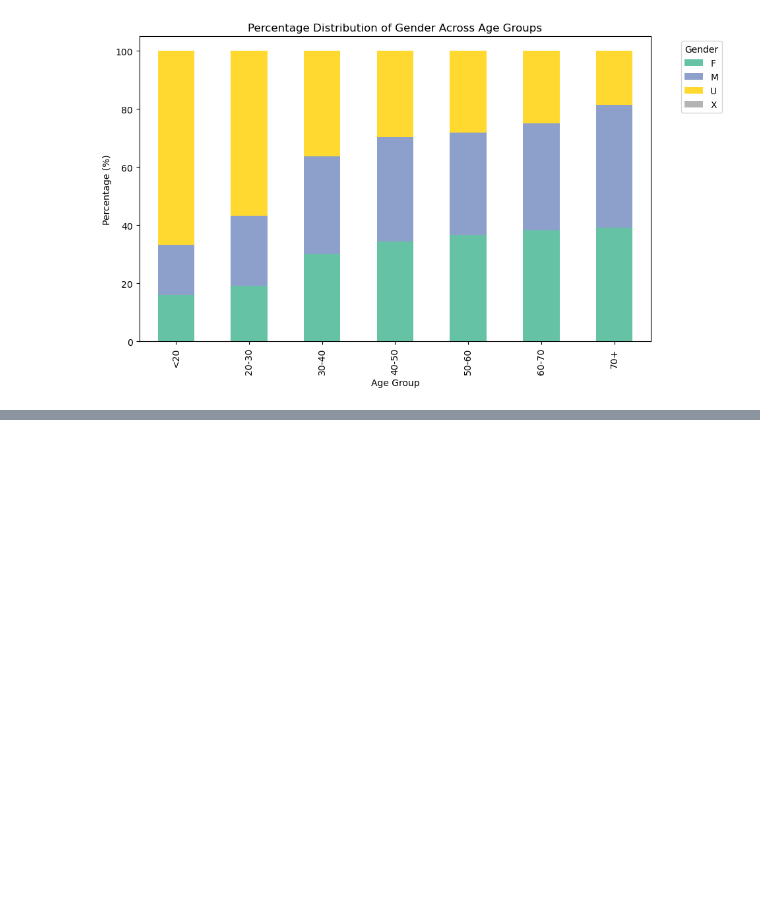
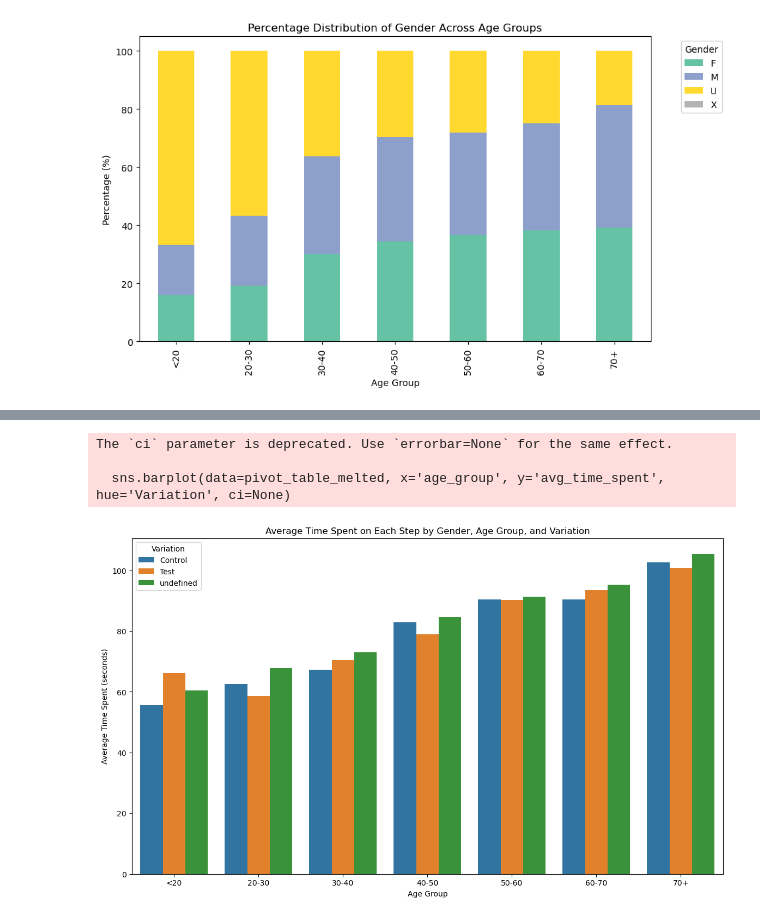
Before and after one commit to philippe2023/vanguard_analysis_ab_test, a Jupyter notebook: notebook/analysis_jpa.ipynb, the cells around one changed output, grey strips where cells are left out. Cells and saved outputs as stored; diff of their text form; code cells hidden in the pictures; blank space fills up the shorter version.

```diff
--- a/notebook/analysis_jpa.ipynb
+++ b/notebook/analysis_jpa.ipynb
@@ -248,0 +319,17 @@ plt.show()
+# %%
+# Create age groups
+age_bins = [0, 20, 30, 40, 50, 60, 70, 100]
+age_labels = ['<20', '20-30', '30-40', '40-50', '50-60', '60-70', '70+']
+df['age_group'] = pd.cut(df['clnt_age'], bins=age_bins, labels=age_labels, right=False)
+
+# Sort the data
+df_sorted = df.sort_values(by=['client_id', 'visit_id', 'date_time'])
+
+# Calculate time differences for each client between steps
+df_sorted['time_diff'] = df_sorted.groupby(['client_id', 'visit_id'])['date_time'].diff().dt.total_seconds()
+
+# Drop rows with NaN time differences
+df_sorted.dropna(subset=['time_diff'], inplace=True)
+
+# Display to verify
+print(df_sorted[['client_id', 'visit_id', 'process_step', 'date_time', 'time_diff', 'gendr', 'age_group', 'Variation']].head())
@@ -248,0 +373,11 @@ plt.show()
+# %%
+# Create a pivot table for average time spent by gender, age group, and Variation
+pivot_table = df_sorted.pivot_table(
+    values='time_diff',
+    index=['gendr', 'age_group'],
+    columns='Variation',
+    aggfunc='mean'
+).reset_index()
+
+# Display the pivot table to verify
+display(pivot_table)
@@ -248,0 +402,16 @@ plt.show()
+# %%
+# Bar plot for each Variation in the pivot table
+pivot_table_melted = pivot_table.melt(id_vars=['gendr', 'age_group'], var_name='Variation', value_name='avg_time_spent')
+
+plt.figure(figsize=(14, 8))
+sns.barplot(data=pivot_table_melted, x='age_group', y='avg_time_spent', hue='Variation', ci=None)
+plt.title('Average Time Spent on Each Step by Gender, Age Group, and Variation')
+plt.xlabel('Age Group')
+plt.ylabel('Average Time Spent (seconds)')
+plt.legend(title='Variation')
+plt.show()
+# %% [output]
+The `ci` parameter is deprecated. Use `errorbar=None` for the same effect.
+
+  sns.barplot(data=pivot_table_melted, x='age_group', y='avg_time_spent', hue='Variation', ci=None)
+[figure, added]
```
Also changed, not shown: parts of 15 cells of this notebook.
